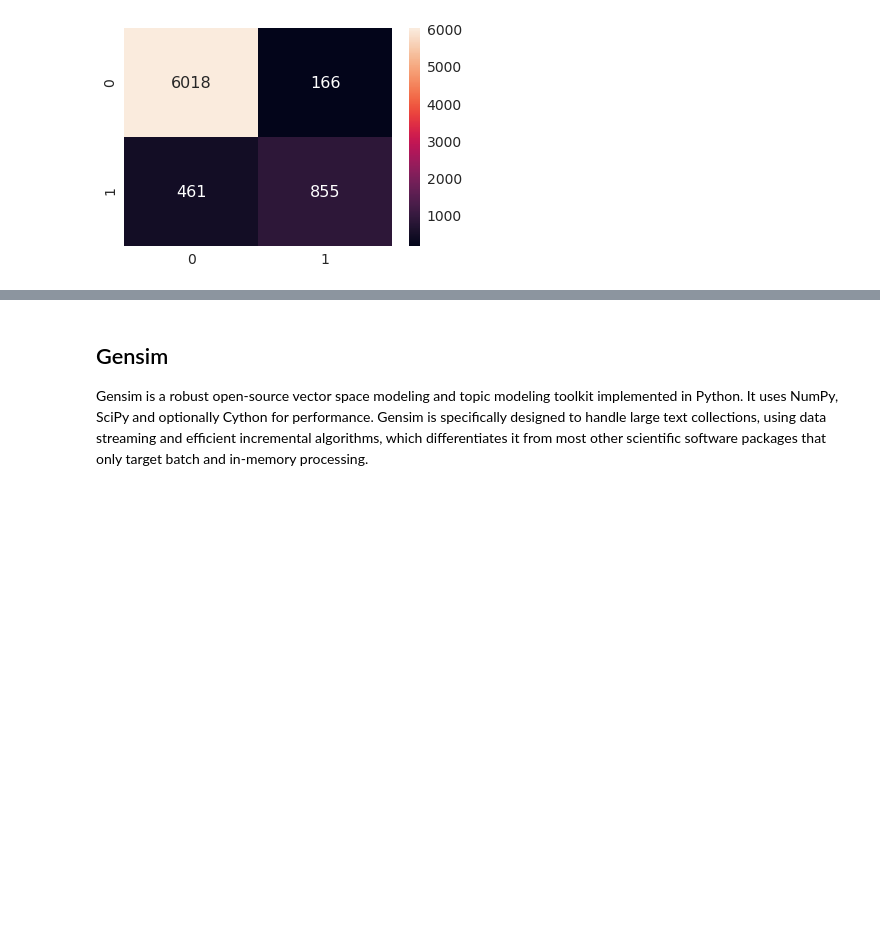
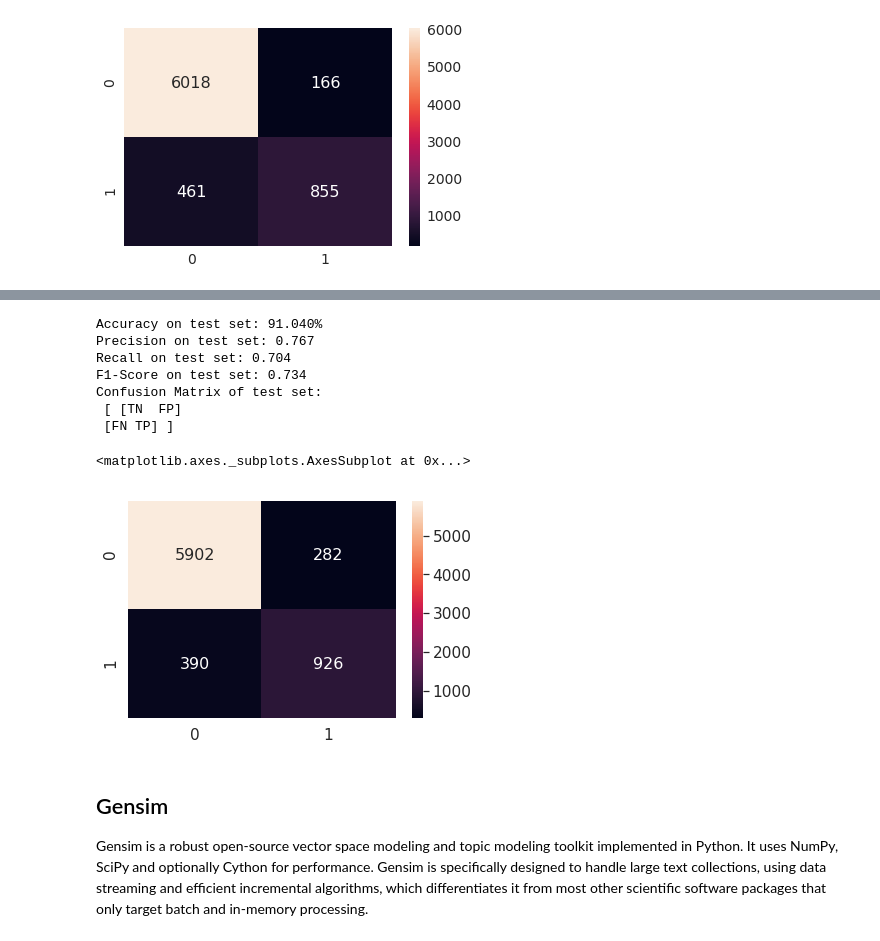
Before and after one commit to gopi3e/Amazon-Food-Reviews-Analysis-and-Modelling, a Jupyter notebook: 5 Amazon Food Reviews - SVM.ipynb, the cells around one changed output, grey strips where cells are left out. Saved outputs shown, nothing was run; the diff lists cells and outputs as text; code cells hidden in the pictures; blank space fills up the shorter version.

```diff
--- a/5 Amazon Food Reviews - SVM.ipynb
+++ b/5 Amazon Food Reviews - SVM.ipynb
@@ -590,0 +575,15 @@ Confusion Matrix of test set:
+# %%
+%time
+from sklearn.model_selection import GridSearchCV
+from sklearn.linear_model import SGDClassifier
+from sklearn.model_selection import TimeSeriesSplit
+
+clf = SGDClassifier()
+#params we need to try on classifier
+param_dist = {'penalty':['l1','l2','elasticnet'],
+             'alpha':[500,100,50,10,5,1,0.5,0.1,0.05,0.01,0.005,0.001,0.0005,0.0001,0.00005,0.00001]}
+tscv = TimeSeriesSplit(n_splits=10) #For time based splitting
+gsv = GridSearchCV(clf,param_dist,cv=tscv,verbose=1)
+gsv.fit(X_train,y_train)
+print("Best HyperParameter: ",gsv.best_params_)
+print("Best Accuracy: %.2f%%"%(gsv.best_score_*100))
@@ -591,3 +597,28 @@ Confusion Matrix of test set:
+# %%
+#Testing Accuracy on Test data
+from sklearn.linear_model import SGDClassifier
+
+clf = SGDClassifier(alpha=1e-05,penalty='l1')
+clf.fit(X_train,y_train)
+y_pred = clf.predict(X_test)
+print("Accuracy on test set: %0.3f%%"%(accuracy_score(y_test, y_pred)*100))
+print("Precision on test set: %0.3f"%(precision_score(y_test, y_pred)))
+print("Recall on test set: %0.3f"%(recall_score(y_test, y_pred)))
+print("F1-Score on test set: %0.3f"%(f1_score(y_test, y_pred)))
+print("Confusion Matrix of test set:\n [ [TN  FP]\n [FN TP] ]\n")
+df_cm = pd.DataFrame(confusion_matrix(y_test, y_pred), range(2),range(2))
+sns.set(font_scale=1.4)#for label size
+sns.heatmap(df_cm, annot=True,annot_kws={"size": 16}, fmt='g')
+# %% [output]
+Accuracy on test set: 91.040%
+Precision on test set: 0.767
+Recall on test set: 0.704
+F1-Score on test set: 0.734
+Confusion Matrix of test set:
+ [ [TN  FP]
+ [FN TP] ]
+<matplotlib.axes._subplots.AxesSubplot at 0x...>
+[figure, added]
 # %% [markdown]
 ## Gensim
 Gensim is a robust open-source vector space modeling and topic modeling toolkit implemented in Python. It uses NumPy, SciPy and optionally Cython for performance. Gensim is specifically designed to handle large text collections, using data streaming and efficient incremental algorithms, which differentiates it from most other scientific software packages that only target batch and in-memory processing.
```
Also changed, not shown: parts of 6 cells of this notebook, 1 other file.
